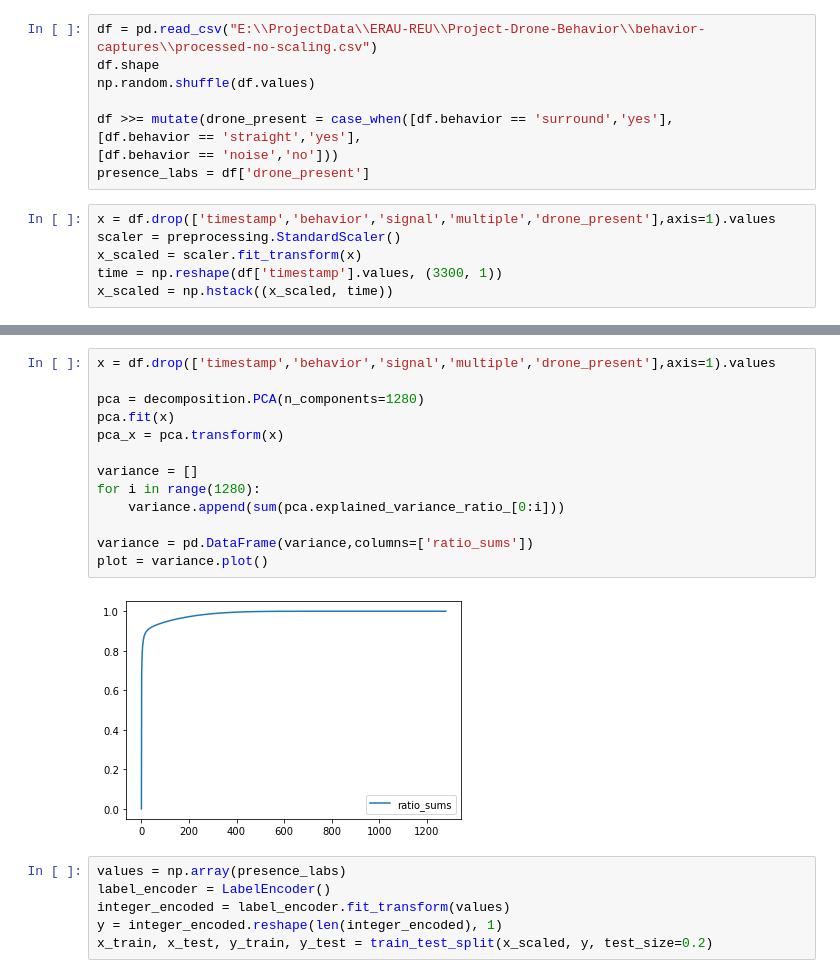
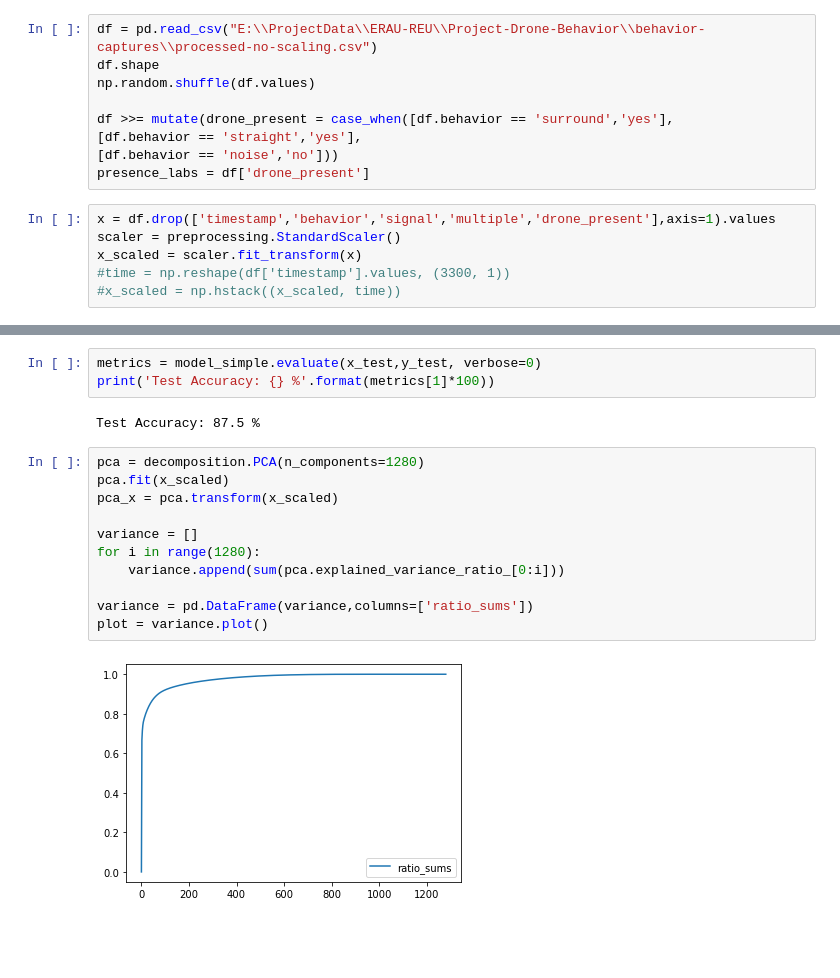
Before and after one commit to jeason15/ERAU-REU-2020, a Jupyter notebook: drone-presence.ipynb, the cells around one changed output, grey strips where cells are left out. Cells and saved outputs as stored; diff of their text form; blank space fills up the shorter version.

Commit message:
working on RNN models

```diff
--- a/drone-presence.ipynb
+++ b/drone-presence.ipynb
@@ -38,5 +38,5 @@ presence_labs = df['drone_present']
 x = df.drop(['timestamp','behavior','signal','multiple','drone_present'],axis=1).values
 scaler = preprocessing.StandardScaler()
 x_scaled = scaler.fit_transform(x)
-time = np.reshape(df['timestamp'].values, (3300, 1))
-x_scaled = np.hstack((x_scaled, time))
+#time = np.reshape(df['timestamp'].values, (3300, 1))
+#x_scaled = np.hstack((x_scaled, time))
@@ -144,21 +116,18 @@ NameError: name 'accy' is not defined
+# %%
+metrics = model_simple.evaluate(x_test,y_test, verbose=0)
+print('Test Accuracy: {} %'.format(metrics[1]*100))
+# %% [output]
+Test Accuracy: 87.5 %
 # %%
-x = df.drop(['timestamp','behavior','signal','multiple','drone_present'],axis=1).values
-
 pca = decomposition.PCA(n_components=1280)
-pca.fit(x)
-pca_x = pca.transform(x)
+pca.fit(x_scaled)
+pca_x = pca.transform(x_scaled)
 
 variance = []
 for i in range(1280):
     variance.append(sum(pca.explained_variance_ratio_[0:i]))
 
 variance = pd.DataFrame(variance,columns=['ratio_sums'])
 plot = variance.plot()
 # %% [output]
-[figure, old version]
+[figure, new version]
-# %%
-values = np.array(presence_labs)
-label_encoder = LabelEncoder()
-integer_encoded = label_encoder.fit_transform(values)
-y = integer_encoded.reshape(len(integer_encoded), 1)
-x_train, x_test, y_train, y_test = train_test_split(x_scaled, y, test_size=0.2)
```
Also changed, not shown: parts of 15 cells of this notebook, 1 other file.
